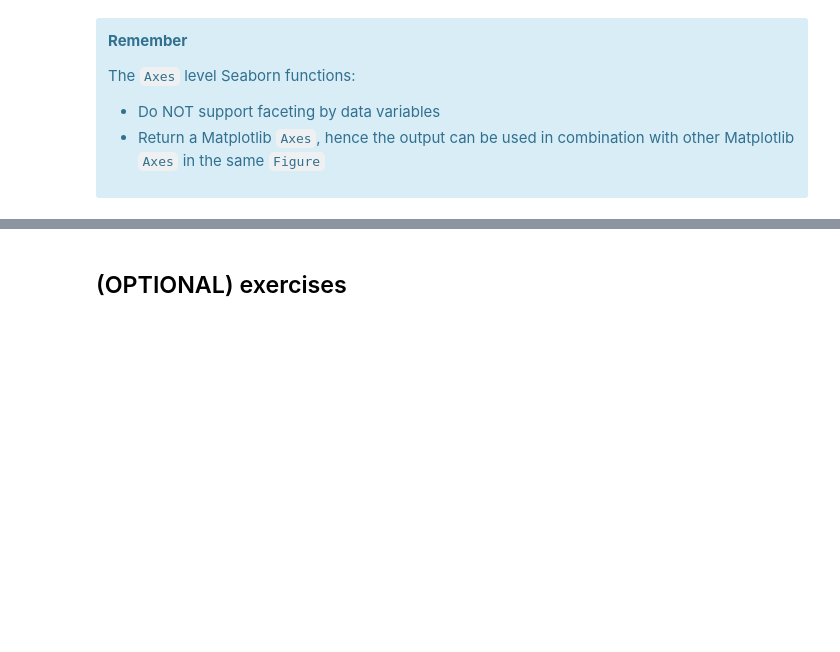
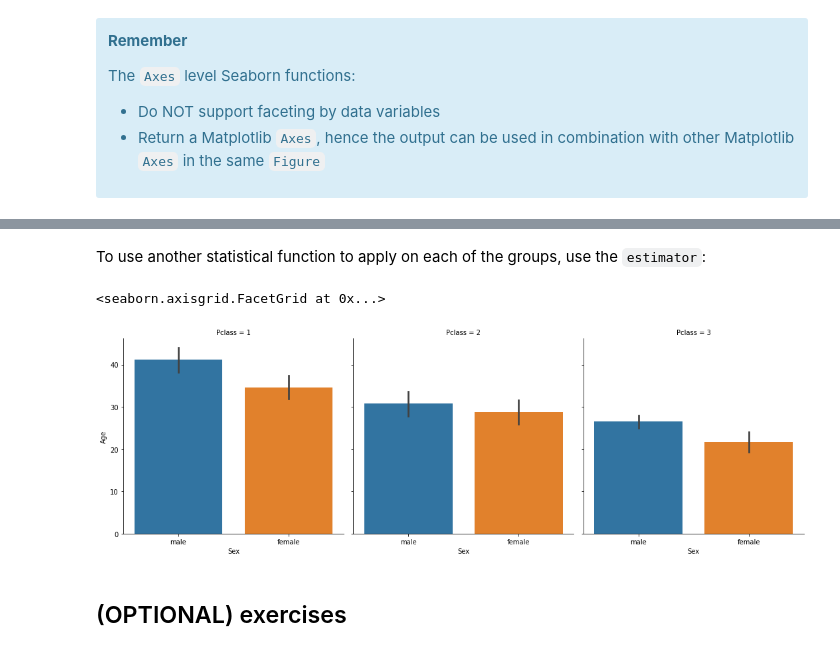
Before and after one commit to jorisvandenbossche/course-python-data, a Jupyter notebook: notebooks/visualization_02_seaborn.ipynb, the cells around one changed output, grey strips where cells are left out. Saved outputs shown, nothing was run; the diff lists cells and outputs as text; code cells hidden in the pictures; blank space fills up the shorter version.

```diff
--- a/notebooks/visualization_02_seaborn.ipynb
+++ b/notebooks/visualization_02_seaborn.ipynb
@@ -213,3 +214,11 @@ The `Axes` level Seaborn functions:
+# %% [markdown]
+To use another statistical function to apply on each of the groups, use the `estimator`:
+# %%
+sns.catplot(data=titanic, x="Sex", y="Age", col="Pclass", kind="bar",
+            estimator=np.mean)
+# %% [output]
+<seaborn.axisgrid.FacetGrid at 0x...>
+[figure, added]
 # %% [markdown]
 ## (OPTIONAL) exercises
 # %% [markdown]
```
Also changed, not shown: parts of 12 cells of this notebook, 1 other file.
